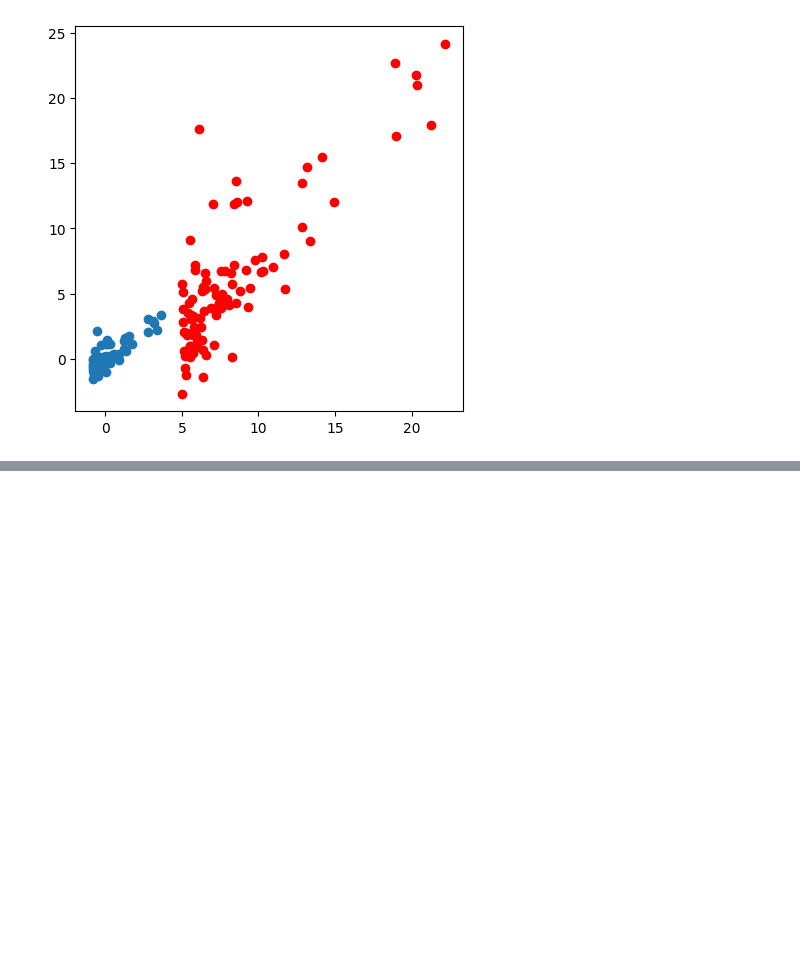
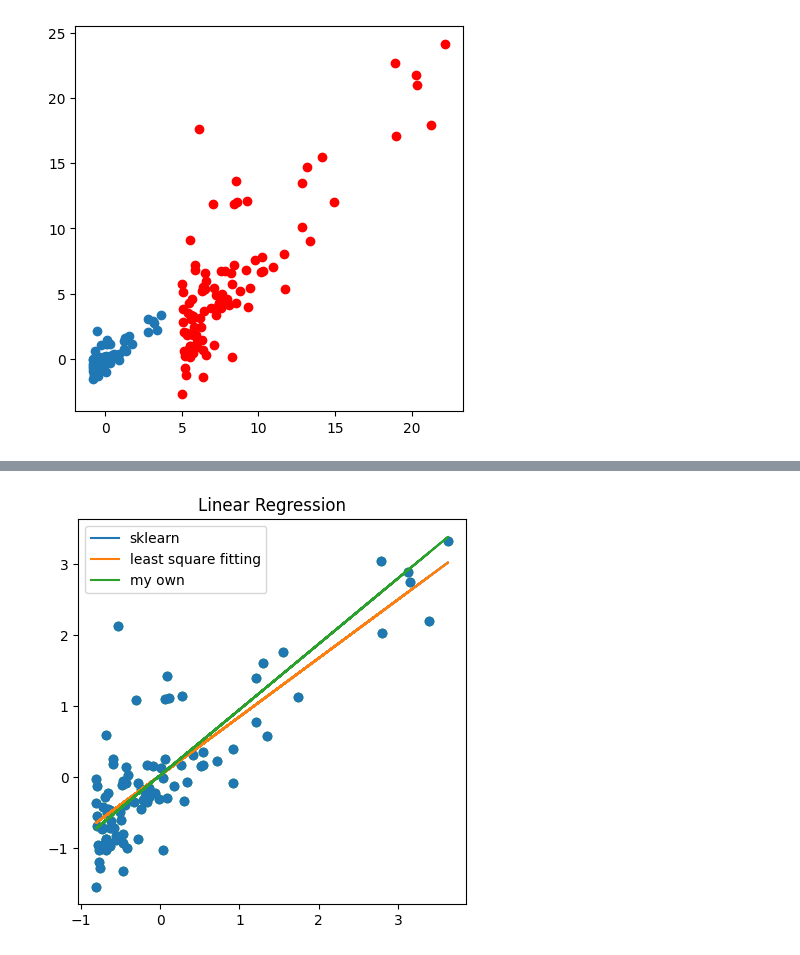
Before and after one commit to roseee-e/ML-homework, a Jupyter notebook: 第三次作业/张丁文_2200170271.ipynb, the cells around one changed output, grey strips where cells are left out. Cells and saved outputs as stored; diff of their text form; code cells hidden in the pictures; blank space fills up the shorter version.

```diff
--- a/第三次作业/张丁文_2200170271.ipynb
+++ b/第三次作业/张丁文_2200170271.ipynb
@@ -180,0 +190,24 @@ NameError: name 'X_train' is not defined
+# %%
+# least square fitting
+import sklearn.linear_model
+w=np.linalg.inv(X_train.T@X_train)@X_train.T@Y_train
+b = Y_train.mean()-w*X_train.mean()
+# use sklearn to fit
+regressor = sklearn.linear_model.LinearRegression(n_jobs=-1)
+regressor.fit(X_train, Y_train)
+
+plt.figure(figsize=(5, 5))
+
+plt.title('Linear Regression')
+plt.scatter(X, Y,c='g')
+# sklearn
+plt.plot(X, regressor.predict(X),label='sklearn')#这个和最小二乘法重合了
+# least square fitting
+plt.plot(X,w*X+b,label='least square fitting')
+# my own
+plt.plot(X, my_regression.forward(X),label='my own')
+plt.scatter(X,Y)
+plt.legend()
+plt.show()
+# %% [output]
+[figure, added]
```
Also changed, not shown: parts of 3 cells of this notebook.
